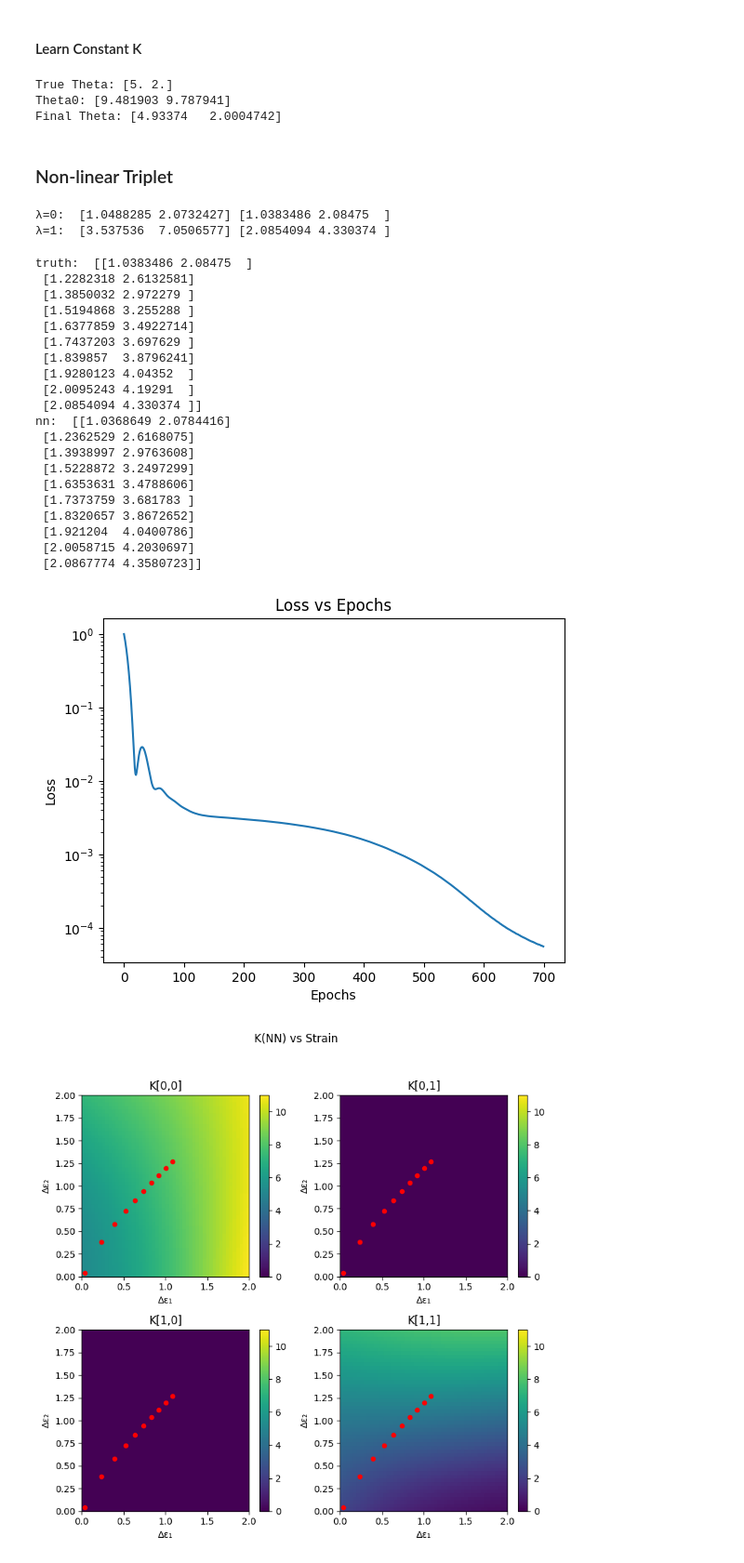
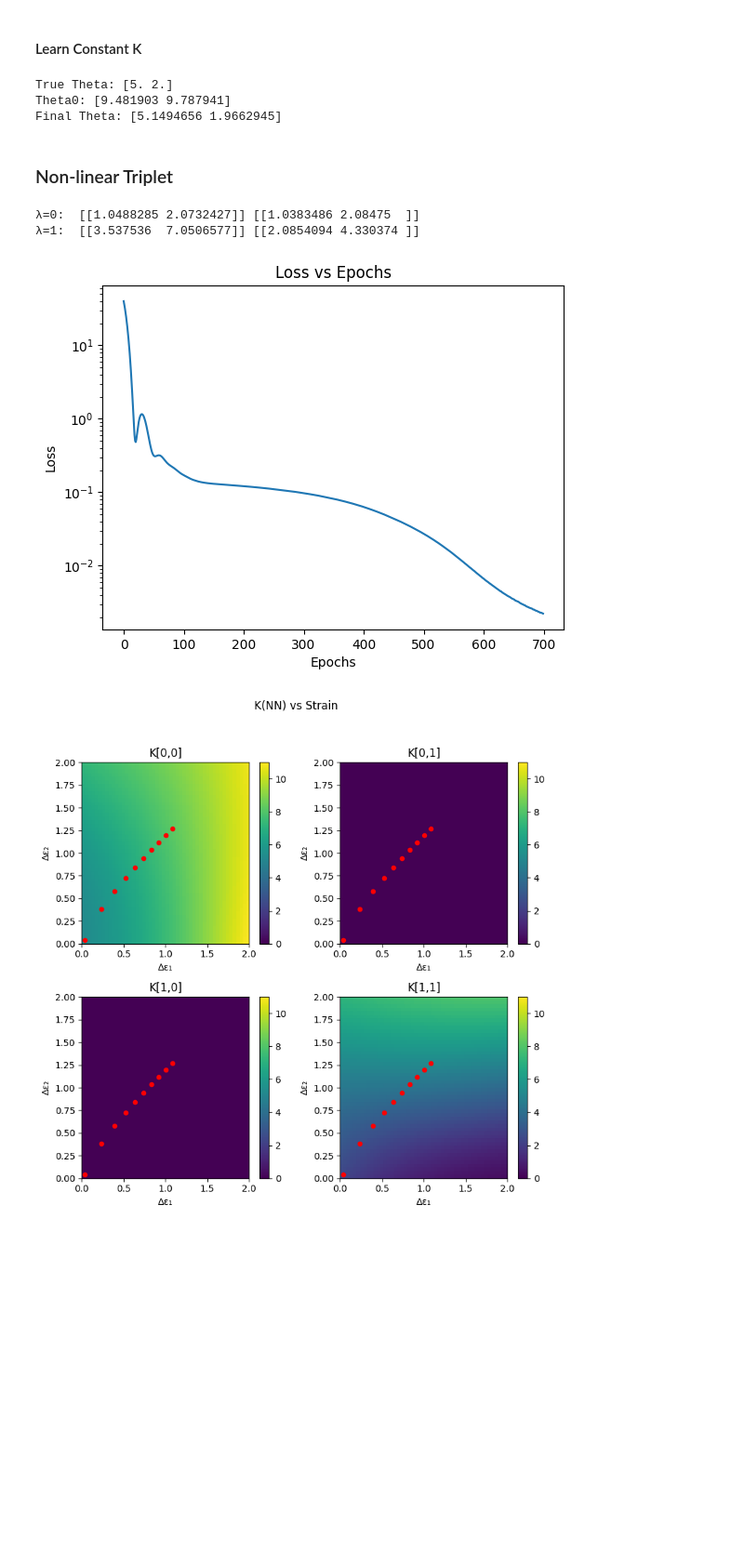
Before and after one commit to ryanchaiyakul/hodel, a Jupyter notebook: 1d_triplet.ipynb, the cells around one changed output. Shown at 93% size. Drawn from its saved outputs; the diff is of its cells as text; code cells hidden in the pictures; blank space fills up the shorter version.

```diff
--- a/1d_triplet.ipynb
+++ b/1d_triplet.ipynb
@@ -87,34 +87,28 @@ print("λ=1: ", sim.solve(jnp.array([1.0]), xf0, Theta_star, aux))
 #### Learn Constant K
 # %%
 lambdas = jnp.linspace(0, 1, 10)
-batch_aux = jax.vmap(TripletAux)(
-    jnp.array([[0.0, 10.0], [10.0, 0.0]]),
-    jnp.array([[9.81 * 1e-2, 9.81 * 1e-2], [9.81 * 1e-2, 9.81 * 1e-2]]),
-)
-xf_stars = jax.vmap(lambda aux_: sim.sim(lambdas, xf0, Theta_star, aux_))(batch_aux)
+xf_stars = sim.solve(lambdas, xf0, Theta_star, aux)
 key = jax.random.PRNGKey(0)
 Theta0 = jax.random.uniform(key, [2], minval=1e-1, maxval=1e1)
-lr = 2e-1
-nepochs = 100
 
-final_Theta, L = sim.batch_learn(
+Theta_final, L = sim.learn(
     lambdas,
     xf0,
     xf_stars,
     Theta0,
-    batch_aux,
-    batch_size=2,
-    optim=optax.adam(lr),
-    nepochs=nepochs,
+    aux,
+    method=hodel.Method.Minimization,
+    optim=optax.adam(2e-1),
+    nepochs=100
 )
 
 print("True Theta:", Theta_star)
 print("Theta0:", Theta0)
-print("Final Theta:", final_Theta)
+print("Final Theta:", Theta_final)
 # %% [output]
 True Theta: [5. 2.]
 Theta0: [9.481903 9.787941]
-Final Theta: [4.93374   2.0004742]
+Final Theta: [5.1494656 1.9662945]
 # %% [markdown]
 ### Non-linear Triplet
 # %%
@@ -204,62 +198,40 @@ print(
     ks_sim.solve(jnp.array([1.0]), xf0, Theta_star, aux),
 )
 # %% [output]
-λ=0:  [1.0488285 2.0732427] [1.0383486 2.08475  ]
-λ=1:  [3.537536  7.0506577] [2.0854094 4.330374 ]
+λ=0:  [[1.0488285 2.0732427]] [[1.0383486 2.08475  ]]
+λ=1:  [[3.537536  7.0506577]] [[2.0854094 4.330374 ]]
 # %%
 batch_aux = jax.vmap(TripletAux)(
     jnp.array([[0.0, 10.0], [10.0, 0.0]]),
     jnp.array([[9.81 * 1e-2, 9.81 * 1e-2], [9.81 * 1e-2, 9.81 * 1e-2]]),
 )
-xf_stars = jax.vmap(lambda aux_: ks_sim.sim(lambdas, xf0, Theta_star, aux_))(batch_aux)
+xf_stars = jax.vmap(lambda aux_: ks_sim.solve(lambdas, xf0, Theta_star, aux_))(batch_aux)
 
 lr = 1e-2
 nepochs = 700
 # schedule = optax.cosine_decay_schedule(init_value=lr, decay_steps=n_epochs, alpha=0.2)
 
 final_params, L = nn_sim.batch_learn(
     lambdas,
     xf0,
     xf_stars,
     params,
     batch_aux,
+    method=hodel.Method.Minimization,
     batch_size=2,
     optim=optax.adam(lr),
     nepochs=nepochs,
 )
-final_xfs = nn_sim.sim(lambdas, xf0, final_params, aux)
-
-print("truth: ", xf_stars[0])
-print("nn: ", final_xfs)
+final_xfs = nn_sim.solve(lambdas, xf0, final_params, aux)
 
 plt.plot(L)
 plt.yscale("log")
 plt.title("Loss vs Epochs")
 plt.xlabel("Epochs")
 plt.ylabel("Loss")
 plt.show()
 # %% [output]
-truth:  [[1.0383486 2.08475  ]
- [1.2282318 2.6132581]
- [1.3850032 2.972279 ]
- [1.5194868 3.255288 ]
- [1.6377859 3.4922714]
- [1.7437203 3.697629 ]
- [1.839857  3.8796241]
- [1.9280123 4.04352  ]
- [2.0095243 4.19291  ]
- [2.0854094 4.330374 ]]
-nn:  [[1.0368649 2.0784416]
- [1.2362529 2.6168075]
- [1.3938997 2.9763608]
- [1.5228872 3.2497299]
- [1.6353631 3.4788606]
- [1.7373759 3.681783 ]
- [1.8320657 3.8672652]
- [1.921204  4.0400786]
- [2.0058715 4.2030697]
- [2.0867774 4.3580723]]
-[figure, old version]
+[figure, new version]
 # %%
 # Range of del_strains
 del_strains = []
```
Also changed, not shown: parts of 1 cell of this notebook, 17 other files.
